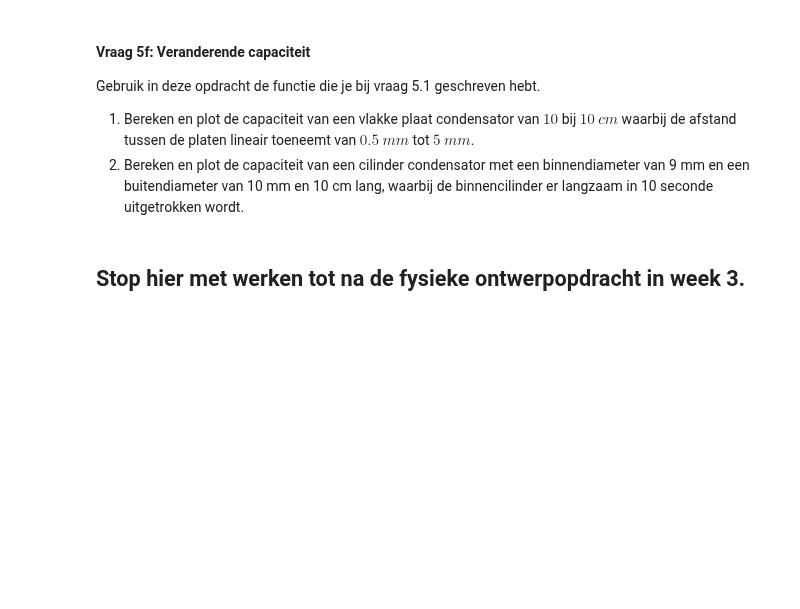
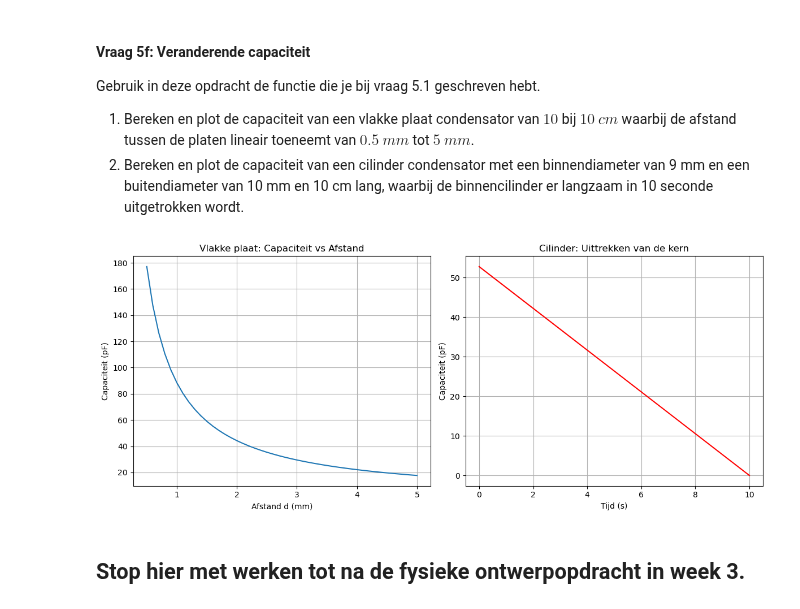
Before and after one commit to WouterAlejandro/opdrachten-DEF-D, a Jupyter notebook: DigitaleOntwerpopdrachten/1CondensatorOpdracht/CondensatorOntwerpopdracht.ipynb, the cells around one changed output. Saved outputs shown, nothing was run; the diff lists cells and outputs as text; code cells hidden in the pictures; blank space fills up the shorter version.

Commit message:
5 nog beetje netjes gemaakt als jij der nog naar kijkt lever ik hem lekker in

```diff
--- a/DigitaleOntwerpopdrachten/1CondensatorOpdracht/CondensatorOntwerpopdracht.ipynb
+++ b/DigitaleOntwerpopdrachten/1CondensatorOpdracht/CondensatorOntwerpopdracht.ipynb
@@ -992,9 +1162,60 @@ Gebruik in deze opdracht de functie die je bij vraag 5.1 geschreven hebt.
 1. Bereken en plot de capaciteit van een vlakke plaat condensator van $10$ bij $10$ $cm$ waarbij de afstand tussen de platen lineair toeneemt van $0.5$ $mm$ tot $5$ $mm$.
 2. Bereken en plot de capaciteit van een cilinder condensator met een binnendiameter van 9 mm en een buitendiameter van 10 mm en 10 cm lang, waarbij de binnencilinder er langzaam in 10 seconde uitgetrokken wordt.
 # %%
-###
-###Jouw code hier###
-###
+import matplotlib.pyplot as plt
+
+# --- (Bestaande functies van 5.1 worden hier gebruikt) ---
+# EPSILON_0 = 8.854e-12
+# def vlakkeplaat(A, d, epsilon_r=1): ...
+# def cilinder(L, R1, R2, epsilon_r=1): ...
+
+# --- 1. VLAKKE PLAAT: Variabele afstand ---
+oppervlak_A = 0.1 * 0.1
+afstanden = [d / 10000 for d in range(5, 51)] # van 0.5mm tot 5mm in stappen
+capaciteiten_plaat = [vlakkeplaat(oppervlak_A, d) for d in afstanden]
+
+plt.figure(figsize=(12, 5))
+
+plt.subplot(1, 2, 1)
+plt.plot([d * 1000 for d in afstanden], [c * 1e12 for c in capaciteiten_plaat])
+plt.title("Vlakke plaat: Capaciteit vs Afstand")
+plt.xlabel("Afstand d (mm)")
+plt.ylabel("Capaciteit (pF)")
+plt.grid(True)
+
+# 2 CILINDER: Uittrekken van de kern
+# Gegeven: binnendiameter 9mm (R1=4.5), buitendiameter 10mm (R2=5.0)
+R1, R2 = 0.0045, 0.0050
+L_start = 0.1
+tijd = list(range(11)) # 0 tot 10 seconden
+
+# De lengte L neemt lineair af van 10cm naar 0cm in 10 seconden
+lengtes = [L_start * (1 - t/10) for t in tijd]
+capaciteiten_cil = [cilinder(L, R1, R2) for L in lengtes]
+
+plt.subplot(1, 2, 2)
+plt.plot(tijd, [c * 1e12 for c in capaciteiten_cil], color='red')
+plt.title("Cilinder: Uittrekken van de kern")
+plt.xlabel("Tijd (s)")
+plt.ylabel("Capaciteit (pF)")
+plt.grid(True)
+
+plt.tight_layout()
+plt.show()
+
+#Bij de vlakke plaat condensator is er sprake van een omgekeerd evenredig verband tussen de afstand en de capaciteit.
+# Dit komt doordat de afstand $d$ in de noemer van de formule $C = \frac{\varepsilon_0 \varepsilon_r A}{d}$ staat.
+# In de natuurkunde betekent dit dat naarmate de platen dichter bij elkaar komen, de elektrische aantrekkingskracht tussen de ladingen op de verschillende platen toeneemt,
+# waardoor er veel meer lading opgeslagen kan worden.
+# In de grafiek zie je dan ook een hyperbool. De capaciteit neemt wel snel af naarmate de afstand groter wordt.
+# Dit maakt een vlakke plaat zeer geschikt als precisiesensor voor microscopische verplaatsingen.
+# In tegenstelling tot de vlakke plaat vertoont de cilindercondensator een lineair verband wanneer de binnenste kern eruit wordt getrokken.
+# Omdat de lengte $L$ in de teller van de formule $C = \frac{2 \pi \varepsilon_0 \varepsilon_r L}{\ln(R_2 / R_1)}$ staat, is de capaciteit direct afhankelijk van de overlap tussen de twee cilinders.
+# Natuurkundig gezien verklein je simpelweg het effectieve oppervlak waar het elektrisch veld zich kan vormen.
+# Als de kern met een constante snelheid wordt bewogen, daalt de capaciteit in een rechte lijn. Dit gedrag is erg nuttig voor sensoren die over een groter bereik een voorspelbare en gelijkmatige meting moeten geven.
+# Zoals bij het meten van de stand van een schuifregelaar of een vloeistofniveau.
+# %% [output]
+[figure, added]
 # %% [markdown]
 ## Stop hier met werken tot na de fysieke ontwerpopdracht in week 3.
 # %% [markdown]
```
Also changed, not shown: parts of 6 cells of this notebook, 1 other file.
